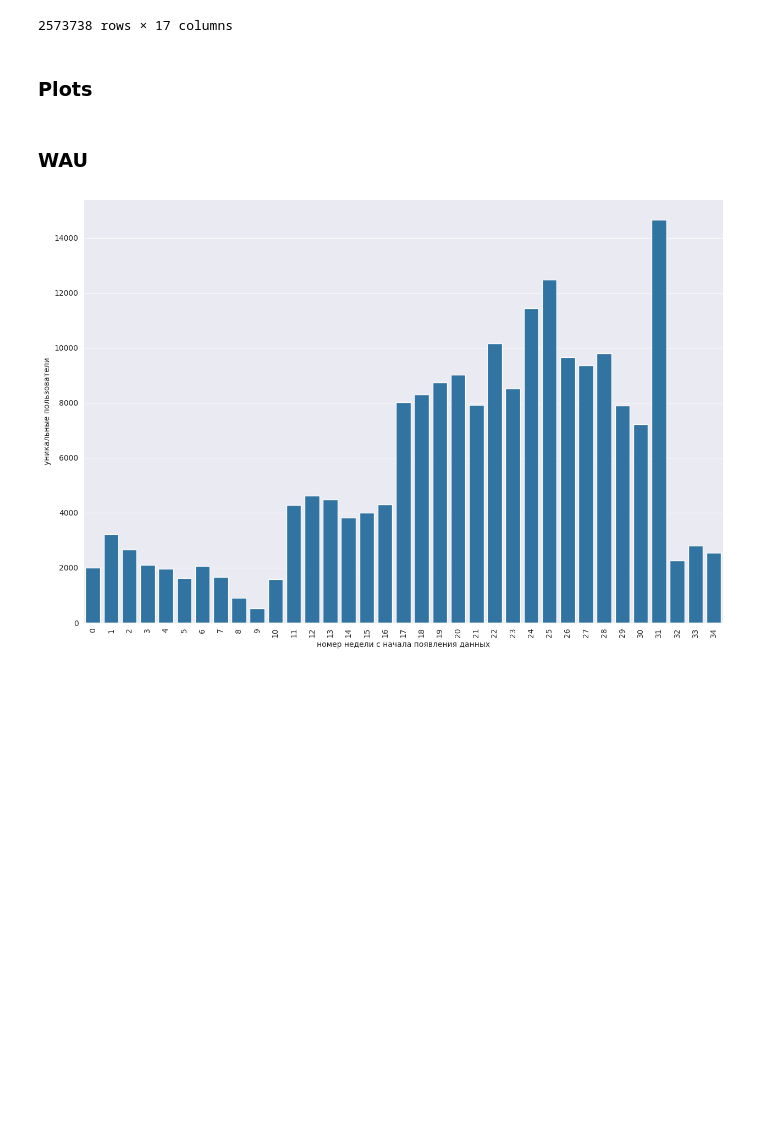
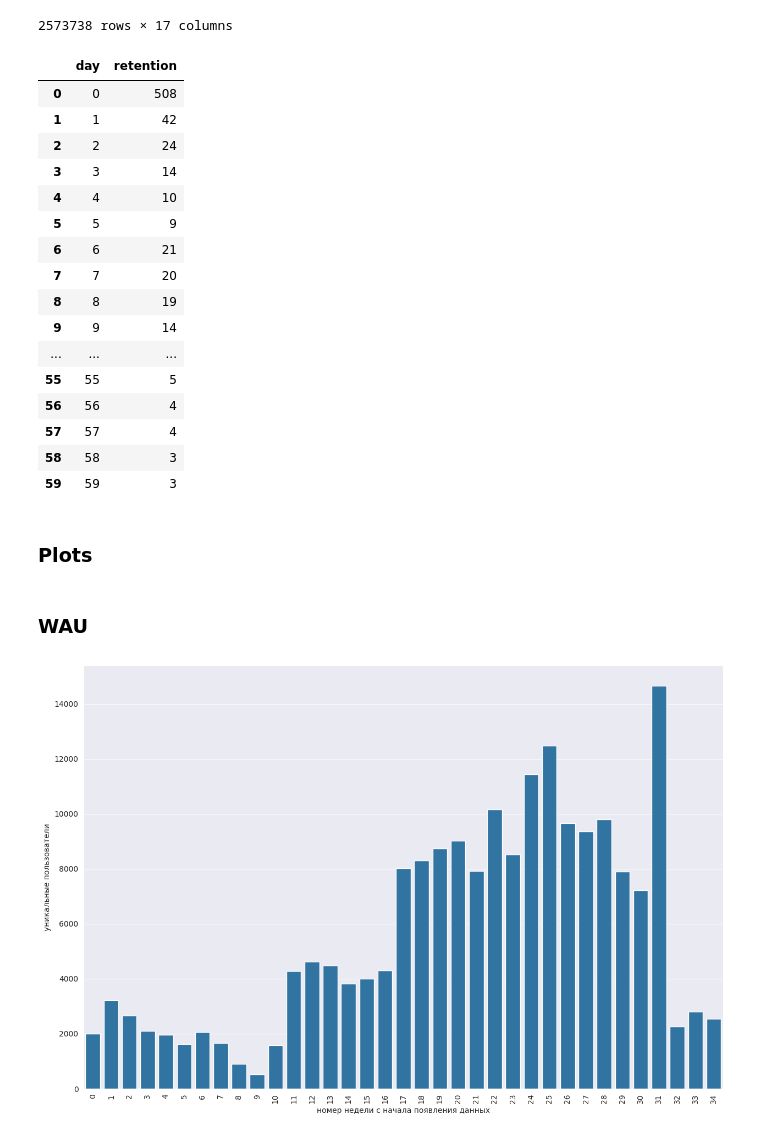
Before and after one commit to kroune/it_diving_case, a Jupyter notebook: main.ipynb, the cells around one changed output. Cells and saved outputs as stored; diff of their text form; code cells hidden in the pictures; blank space fills up the shorter version.

```diff
--- a/main.ipynb
+++ b/main.ipynb
@@ -248,6 +248,34 @@ df
 | 2573736 | 2024-03-26 | <NA> | 4 | variant | <NA> | False | 73 | 1 | 53618 | ... |
 | 2573737 | 2024-03-26 | <NA> | 4 | variant | <NA> | False | 73 | 1 | 44678 | ... |
 2573738 rows × 17 columns
+# %%
+startDate = df['date'].min()
+users_on_day_one = df[df['date'] == startDate]['user_id'].drop_duplicates()
+retention = pd.DataFrame(columns=['day', 'retention'])
+for date_offset in range(60):
+    currentDay = startDate + pd.Timedelta(days=date_offset)
+    users_on_day_x = df[df['date'] == currentDay]['user_id'].drop_duplicates()
+    s1 = pd.merge(users_on_day_x, users_on_day_one, how='inner', on=['user_id'])
+    retention.loc[len(retention.index)] = [date_offset, s1.shape[0]]
+retention
+# %% [output]
+|  | day | retention |
+| 0 | 0 | 508 |
+| 1 | 1 | 42 |
+| 2 | 2 | 24 |
+| 3 | 3 | 14 |
+| 4 | 4 | 10 |
+| 5 | 5 | 9 |
+| 6 | 6 | 21 |
+| 7 | 7 | 20 |
+| 8 | 8 | 19 |
+| 9 | 9 | 14 |
+| ... | ... | ... |
+| 55 | 55 | 5 |
+| 56 | 56 | 4 |
+| 57 | 57 | 4 |
+| 58 | 58 | 3 |
+| 59 | 59 | 3 |
 # %% [markdown]
 ### Plots
 # %% [markdown]
```
Also changed, not shown: parts of 5 cells of this notebook, 1 other file.
